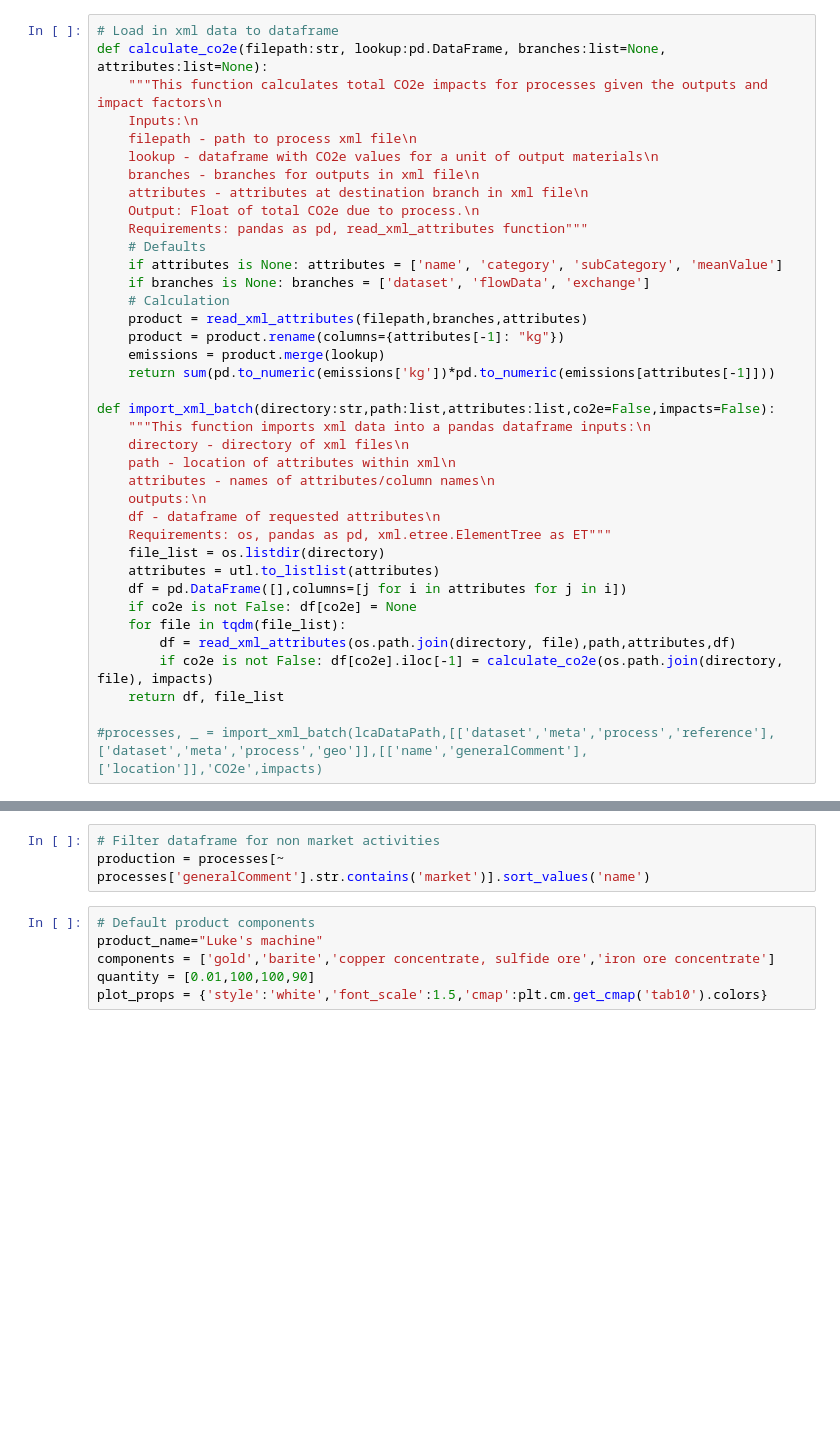
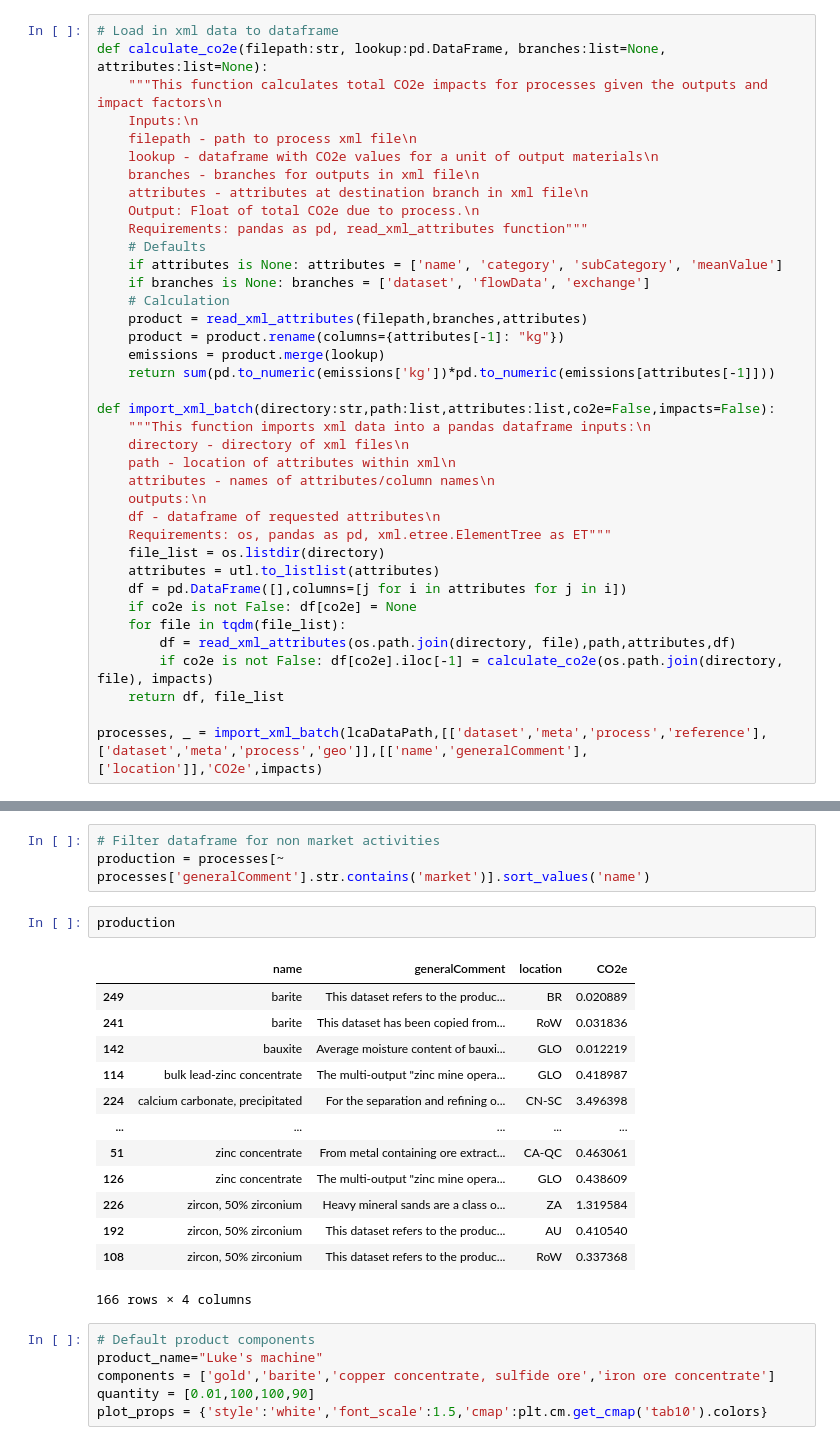
Before and after one commit to luke-scot/emissions-tracking, a Jupyter notebook: notebooks/LCA_data.ipynb, the cells around one changed output, grey strips where cells are left out. Drawn from its saved outputs; the diff is of its cells as text; blank space fills up the shorter version.

```diff
--- a/notebooks/LCA_data.ipynb
+++ b/notebooks/LCA_data.ipynb
@@ -112,7 +95,7 @@ def import_xml_batch(directory:str,path:list,attributes:list,co2e=False,impacts=
         if co2e is not False: df[co2e].iloc[-1] = calculate_co2e(os.path.join(directory, file), impacts)
     return df, file_list
 
-#processes, _ = import_xml_batch(lcaDataPath,[['dataset','meta','process','reference'],['dataset','meta','process','geo']],[['name','generalComment'],['location']],'CO2e',impacts)
+processes, _ = import_xml_batch(lcaDataPath,[['dataset','meta','process','reference'],['dataset','meta','process','geo']],[['name','generalComment'],['location']],'CO2e',impacts)
 # %%
 # Save or load processes file
 processes_file = "C:/Users\lukec\OneDrive - University of Cambridge\Projects\PhD\Data\EcoInvent_B0729\process_co2e/GWP100a_IPCC2013.csv"
@@ -121,6 +104,22 @@ else: processes = pd.read_csv(processes_file,index_col=0)
 # %%
 # Filter dataframe for non market activities
 production = processes[~ processes['generalComment'].str.contains('market')].sort_values('name')
+# %%
+production
+# %% [output]
+|  | name | generalComment | location | CO2e |
+| 249 | barite | This dataset refers to the produc... | BR | 0.020889 |
+| 241 | barite | This dataset has been copied from... | RoW | 0.031836 |
+| 142 | bauxite | Average moisture content of bauxi... | GLO | 0.012219 |
+| 114 | bulk lead-zinc concentrate | The multi-output "zinc mine opera... | GLO | 0.418987 |
+| 224 | calcium carbonate, precipitated | For the separation and refining o... | CN-SC | 3.496398 |
+| ... | ... | ... | ... | ... |
+| 51 | zinc concentrate | From metal containing ore extract... | CA-QC | 0.463061 |
+| 126 | zinc concentrate | The multi-output "zinc mine opera... | GLO | 0.438609 |
+| 226 | zircon, 50% zirconium | Heavy mineral sands are a class o... | ZA | 1.319584 |
+| 192 | zircon, 50% zirconium | This dataset refers to the produc... | AU | 0.410540 |
+| 108 | zircon, 50% zirconium | This dataset refers to the produc... | RoW | 0.337368 |
+166 rows × 4 columns
 # %%
 # Default product components
 product_name="Luke's machine"
```
Also changed, not shown: parts of 1 cell of this notebook.
